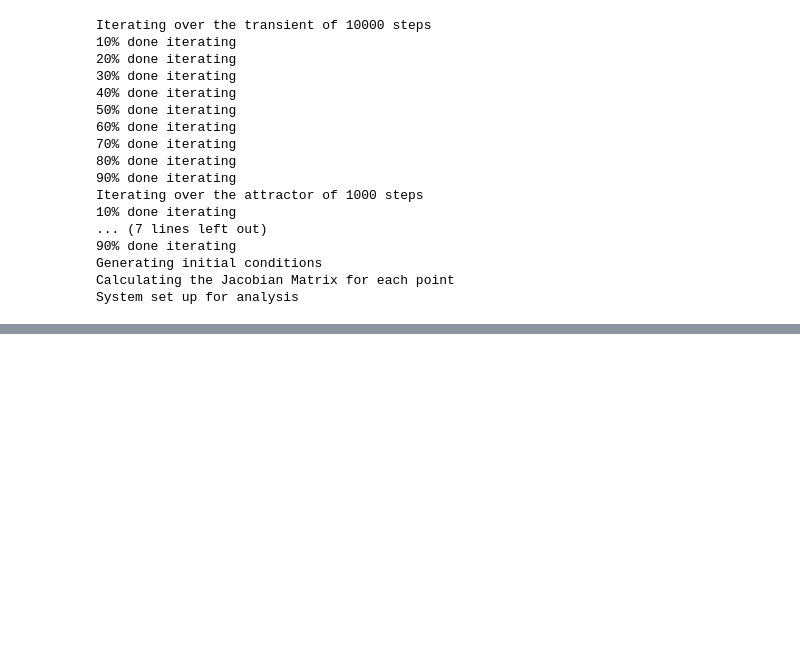
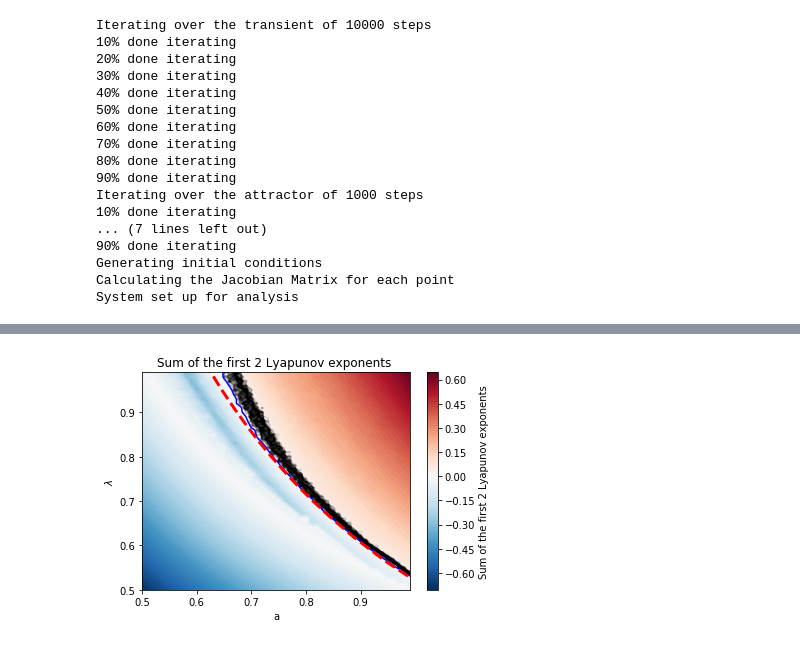
Before and after one commit to hjelleyman/chaos, a Jupyter notebook: Lyapunov_v2.0.ipynb, the cells around one changed output, grey strips where cells are left out. Cells and saved outputs as stored; diff of their text form; code cells hidden in the pictures; blank space fills up the shorter version.

```diff
--- a/Lyapunov_v2.0.ipynb
+++ b/Lyapunov_v2.0.ipynb
@@ -106,0 +68,4 @@ system2.plot_Lyapunov_2()
+# %%
+lyapunov_2 = system.plot_Lyapunov_2(figname = 'sum_of_first_two_lyapunov')
+# %% [output]
+[figure, added]
```
Also changed, not shown: parts of 11 cells of this notebook, 16 other files.
